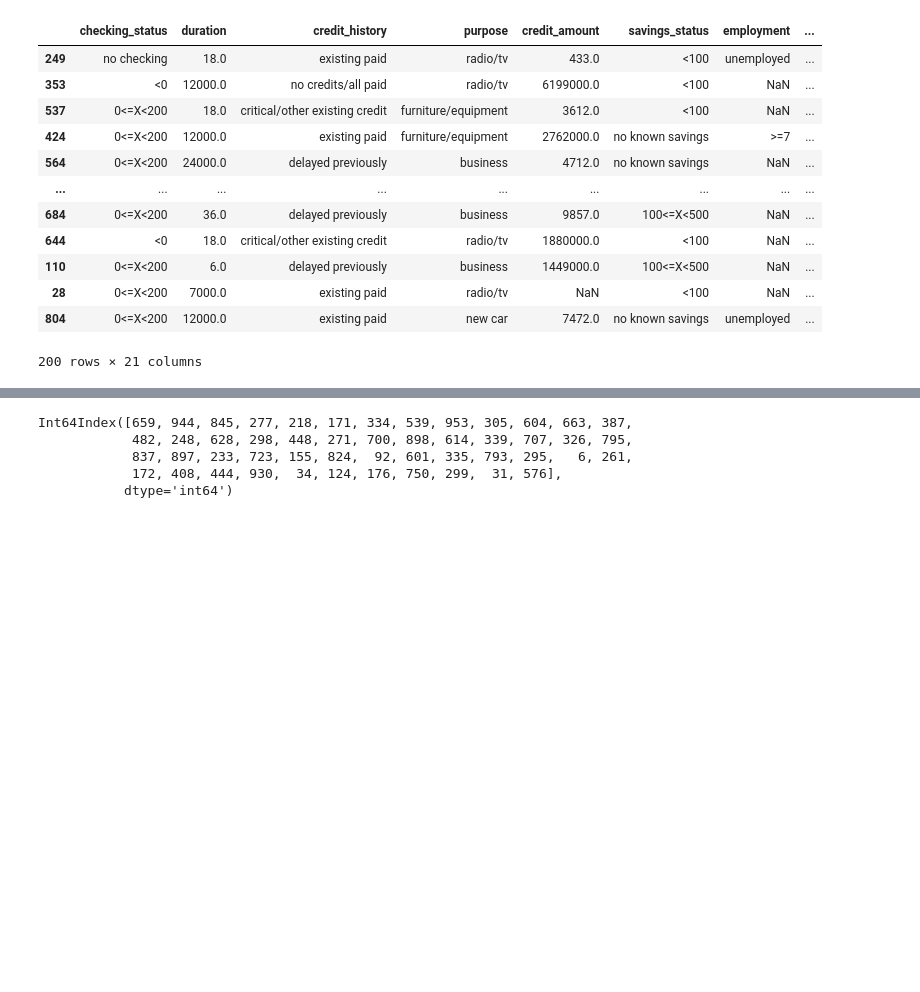
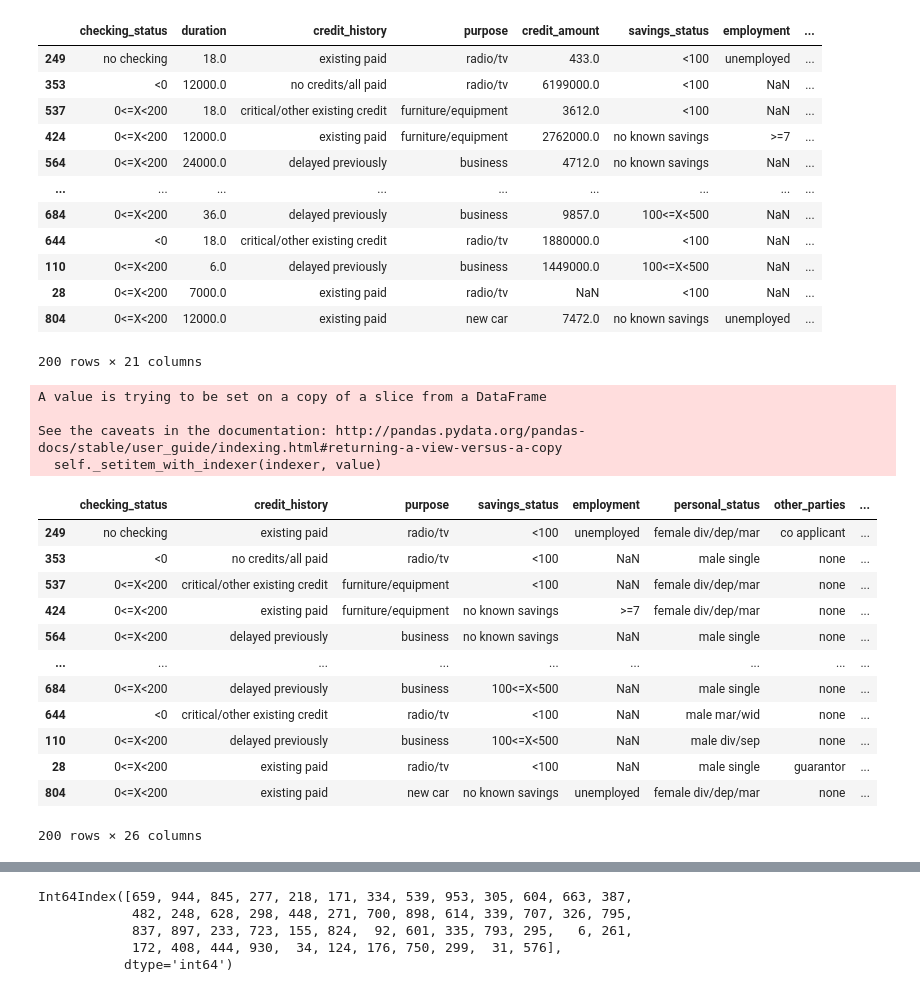
Before and after one commit to SharmaRupali/jenga, a Jupyter notebook: experimental_setup_ppp.ipynb, the cells around one changed output, grey strips where cells are left out. Drawn from its saved outputs; the diff is of its cells as text; code cells hidden in the pictures; blank space fills up the shorter version.

Commit message:
added method for categorical outlier detection + combination to get all the outliers detected and the actual values in the respective columns replaced with NaNs

```diff
--- a/experimental_setup_ppp.ipynb
+++ b/experimental_setup_ppp.ipynb
@@ -608,9 +620,3 @@ test_data_corrupted['property_magnitude']
 Name: property_magnitude, Length: 200, dtype: object
 # %%
 ## the values in corrupted that don't belong to 'vals_train_unique'
-# %%
-for i in test_data_corrupted['property_magnitude'].index:
-    if test_data_corrupted['property_magnitude'].loc[i] in vals_train_unique:
-        print(i, 0)
-    else:
-        print(i, 1)
@@ -656,3 +644,42 @@ test_data_corrupted
 | 28 | 0<=X<200 | 7000.0 | existing paid | radio/tv | NaN | <100 | NaN | ... |
 | 804 | 0<=X<200 | 12000.0 | existing paid | new car | 7472.0 | no known savings | unemployed | ... |
 200 rows × 21 columns
+# %%
+def cat_out_detect(df_train, df_corrupted):
+    df_outliers = df_corrupted[categorical_columns].copy()
+
+    for col in df_train.columns:
+        if col in categorical_columns:
+            vals_train_unique = df_train[col].unique()
+
+            ## add a respective outlier col for each col
+            df_outliers[col + "_outlier"] = ''
+
+            for i in df_corrupted[col].index:
+                if df_corrupted[col].loc[i] in vals_train_unique:
+                    df_outliers[col + "_outlier"].loc[i] = 0
+                else:
+                    df_outliers[col + "_outlier"].loc[i] = 1
+
+    return df_outliers
+# %%
+df_outliers_cat = cat_out_detect(train_data, test_data_corrupted)
+df_outliers_cat
+# %% [output]
+A value is trying to be set on a copy of a slice from a DataFrame
+
+See the caveats in the documentation: http://pandas.pydata.org/pandas-docs/stable/user_guide/indexing.html#returning-a-view-versus-a-copy
+  self._setitem_with_indexer(indexer, value)
+|  | checking_status | credit_history | purpose | savings_status | employment | personal_status | other_parties | ... |
+| 249 | no checking | existing paid | radio/tv | <100 | unemployed | female div/dep/mar | co applicant | ... |
+| 353 | <0 | no credits/all paid | radio/tv | <100 | NaN | male single | none | ... |
+| 537 | 0<=X<200 | critical/other existing credit | furniture/equipment | <100 | NaN | female div/dep/mar | none | ... |
+| 424 | 0<=X<200 | existing paid | furniture/equipment | no known savings | >=7 | female div/dep/mar | none | ... |
+| 564 | 0<=X<200 | delayed previously | business | no known savings | NaN | male single | none | ... |
+| ... | ... | ... | ... | ... | ... | ... | ... | ... |
+| 684 | 0<=X<200 | delayed previously | business | 100<=X<500 | NaN | male single | none | ... |
+| 644 | <0 | critical/other existing credit | radio/tv | <100 | NaN | male mar/wid | none | ... |
+| 110 | 0<=X<200 | delayed previously | business | 100<=X<500 | NaN | male div/sep | none | ... |
+| 28 | 0<=X<200 | existing paid | radio/tv | <100 | NaN | male single | guarantor | ... |
+| 804 | 0<=X<200 | existing paid | new car | no known savings | unemployed | female div/dep/mar | none | ... |
+200 rows × 26 columns
```
Also changed, not shown: parts of 12 cells of this notebook.
